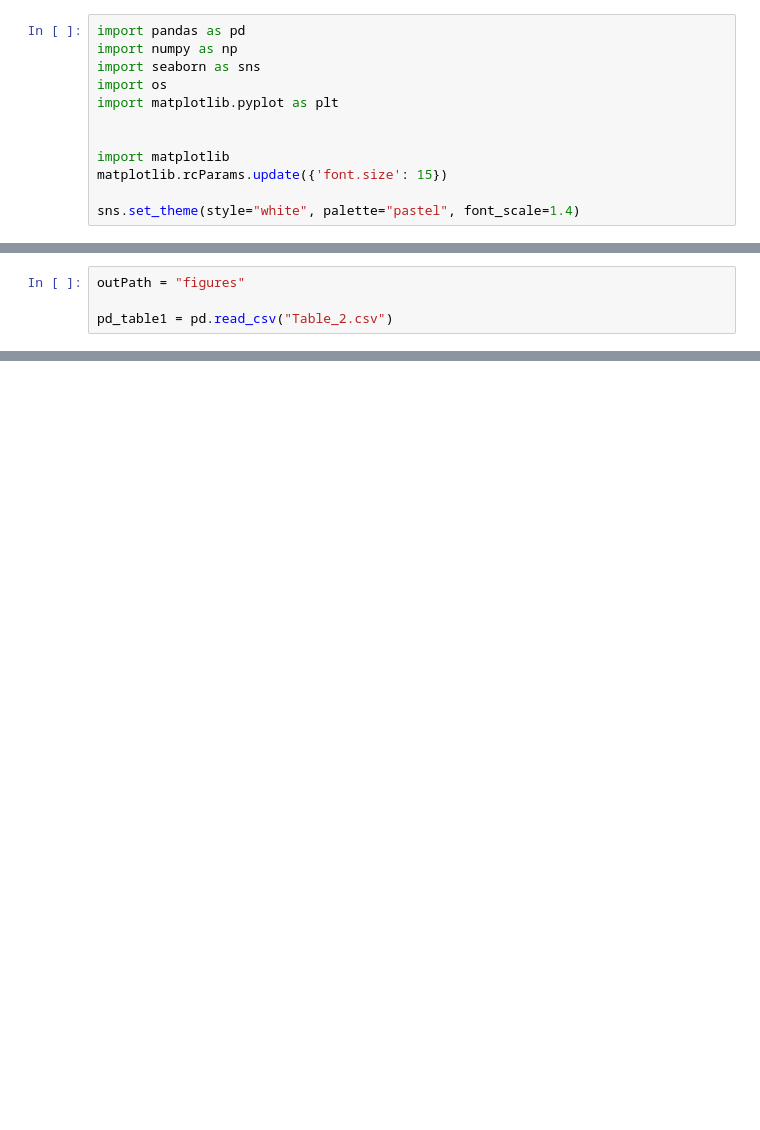
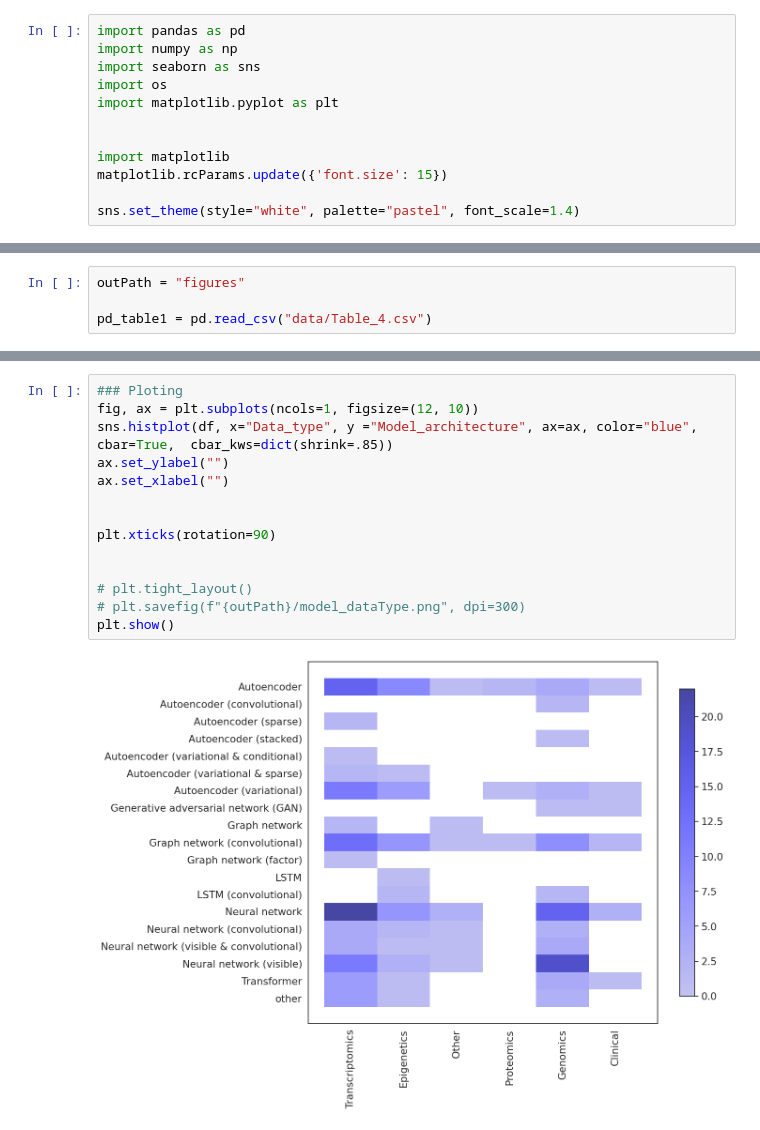
Before and after one commit to sonjakatz/reviewInterpretability_figures, a Jupyter notebook: models_datatype.ipynb, the cells around one changed output, grey strips where cells are left out. Saved outputs shown, nothing was run; the diff lists cells and outputs as text; blank space fills up the shorter version.

```diff
--- a/models_datatype.ipynb
+++ b/models_datatype.ipynb
@@ -13,4 +62,4 @@ sns.set_theme(style="white", palette="pastel", font_scale=1.4)
 # %%
 outPath = "figures"
 
-pd_table1 = pd.read_csv("Table_2.csv")
+pd_table1 = pd.read_csv("data/Table_4.csv")
@@ -103,0 +87,16 @@ plot
+# %%
+### Ploting
+fig, ax = plt.subplots(ncols=1, figsize=(12, 10))
+sns.histplot(df, x="Data_type", y ="Model_architecture", ax=ax, color="blue", cbar=True,  cbar_kws=dict(shrink=.85))
+ax.set_ylabel("")
+ax.set_xlabel("")
+
+
+plt.xticks(rotation=90)
+
+
+# plt.tight_layout()
+# plt.savefig(f"{outPath}/model_dataType.png", dpi=300)
+plt.show()
+# %% [output]
+[figure, added]
```
Also changed, not shown: parts of 6 cells of this notebook, 22 other files.
